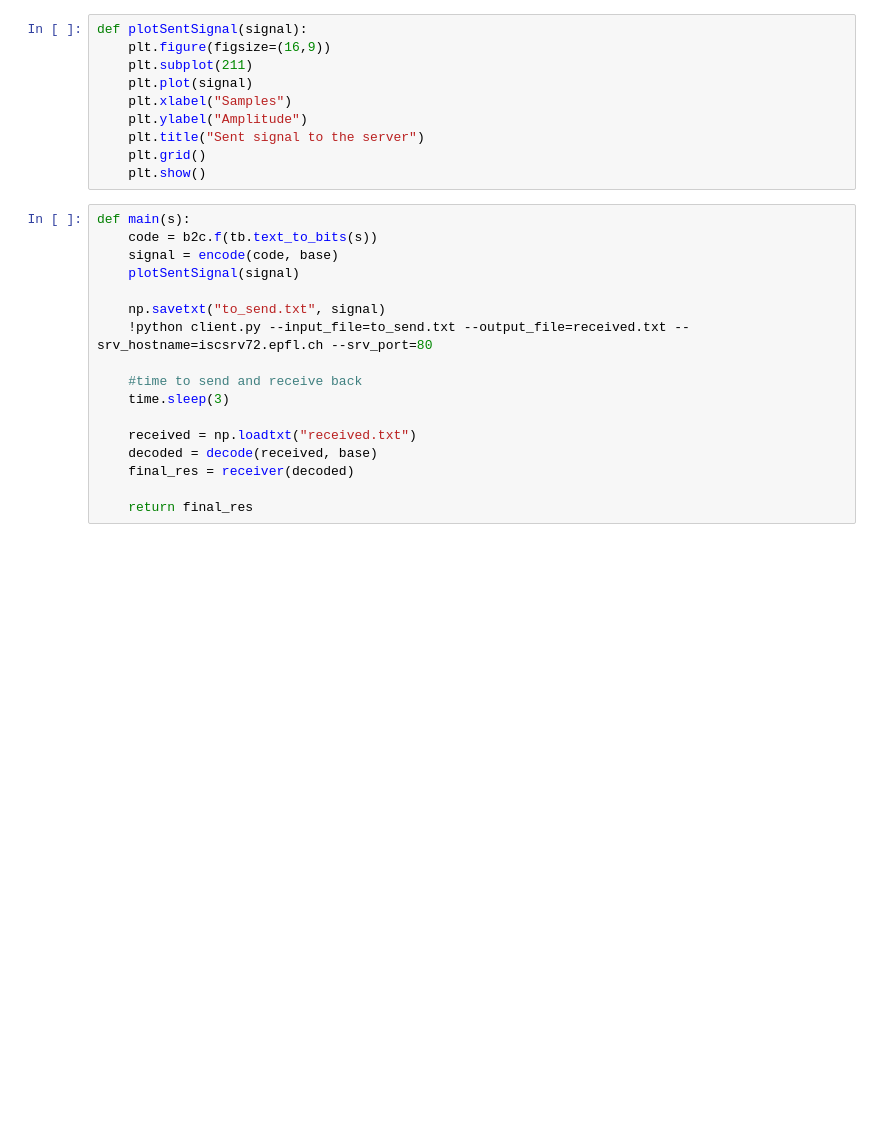
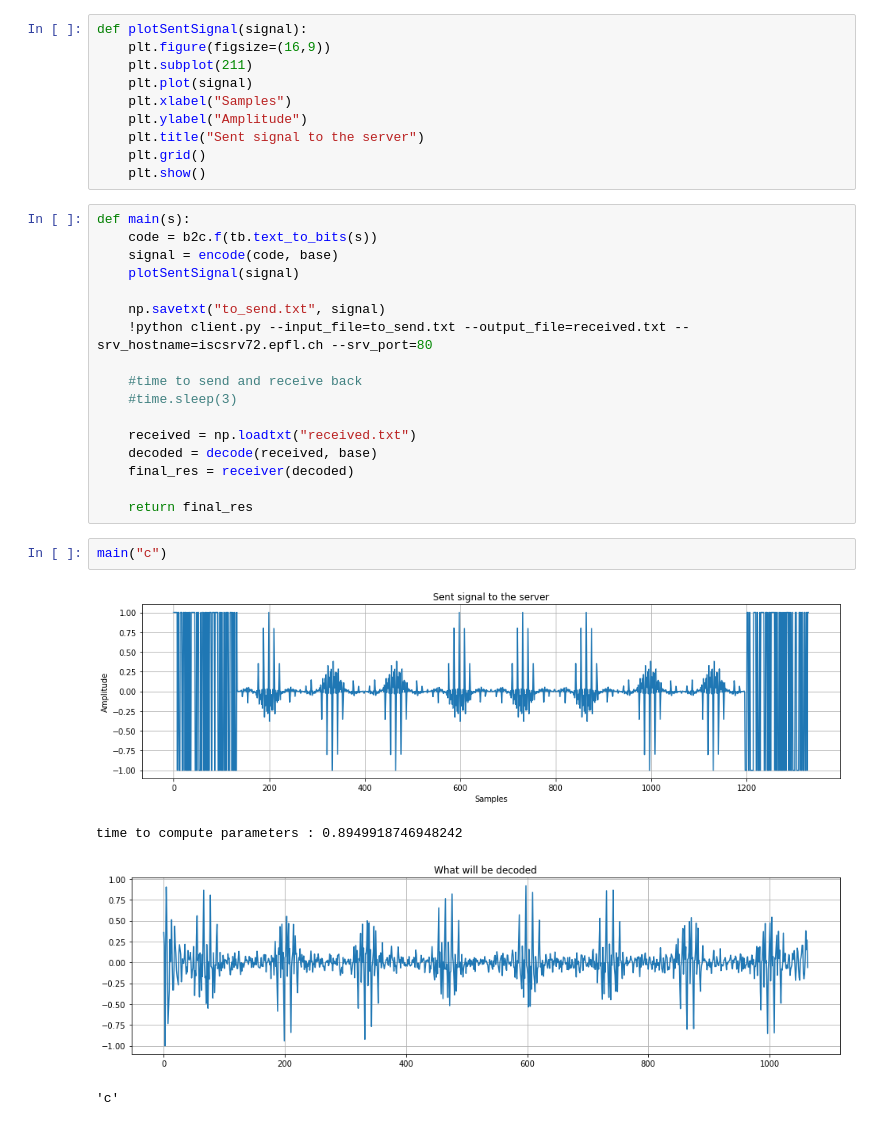
Before and after one commit to Dreyvor/Project_PDC, a Jupyter notebook: final.ipynb, the cells around one changed output. Cells and saved outputs as stored; diff of their text form; blank space fills up the shorter version.

```diff
--- a/final.ipynb
+++ b/final.ipynb
@@ -260,13 +260,20 @@ def main(s):
     !python client.py --input_file=to_send.txt --output_file=received.txt --srv_hostname=iscsrv72.epfl.ch --srv_port=80
 
     #time to send and receive back
-    time.sleep(3)
+    #time.sleep(3)
 
     received = np.loadtxt("received.txt")
     decoded = decode(received, base)
     final_res = receiver(decoded)
 
     return final_res
+# %%
+main("c")
+# %% [output]
+[figure, added]
+time to compute parameters : 0.8949918746948242
+[figure, added]
+'c'
 # %%
 import random
 import string
```
Also changed, not shown: parts of 2 cells of this notebook, 2 other files.
